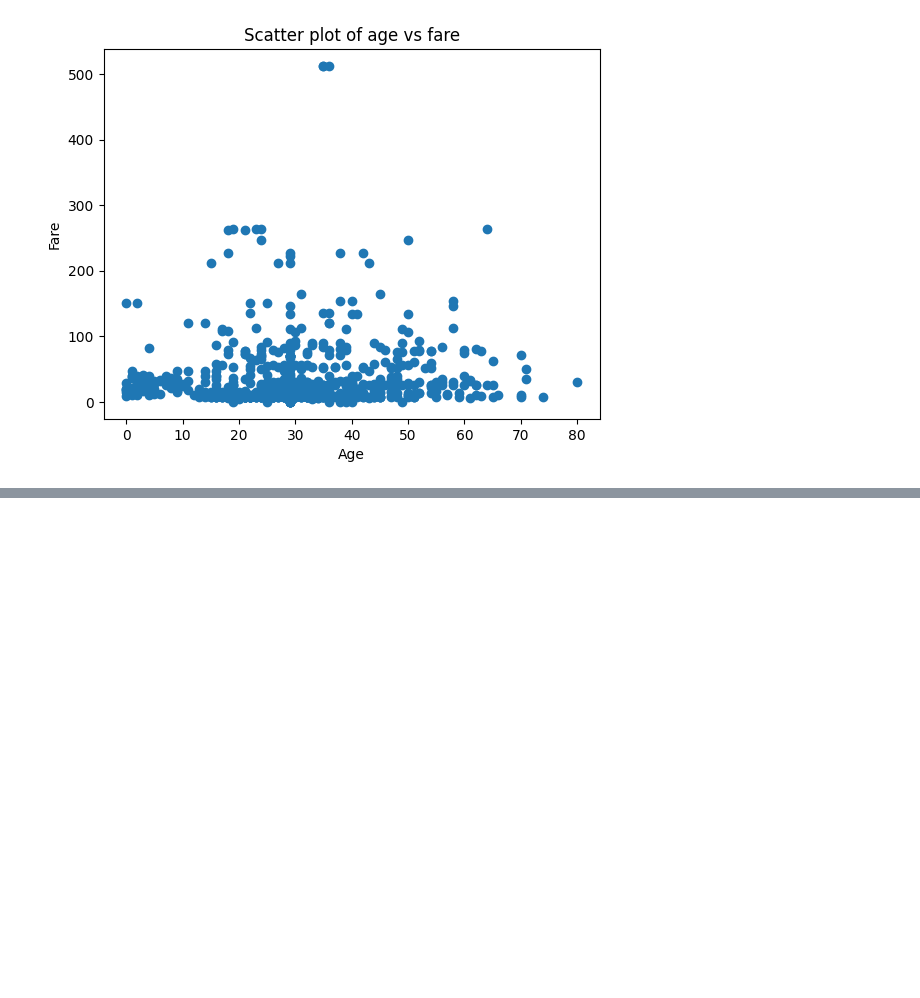
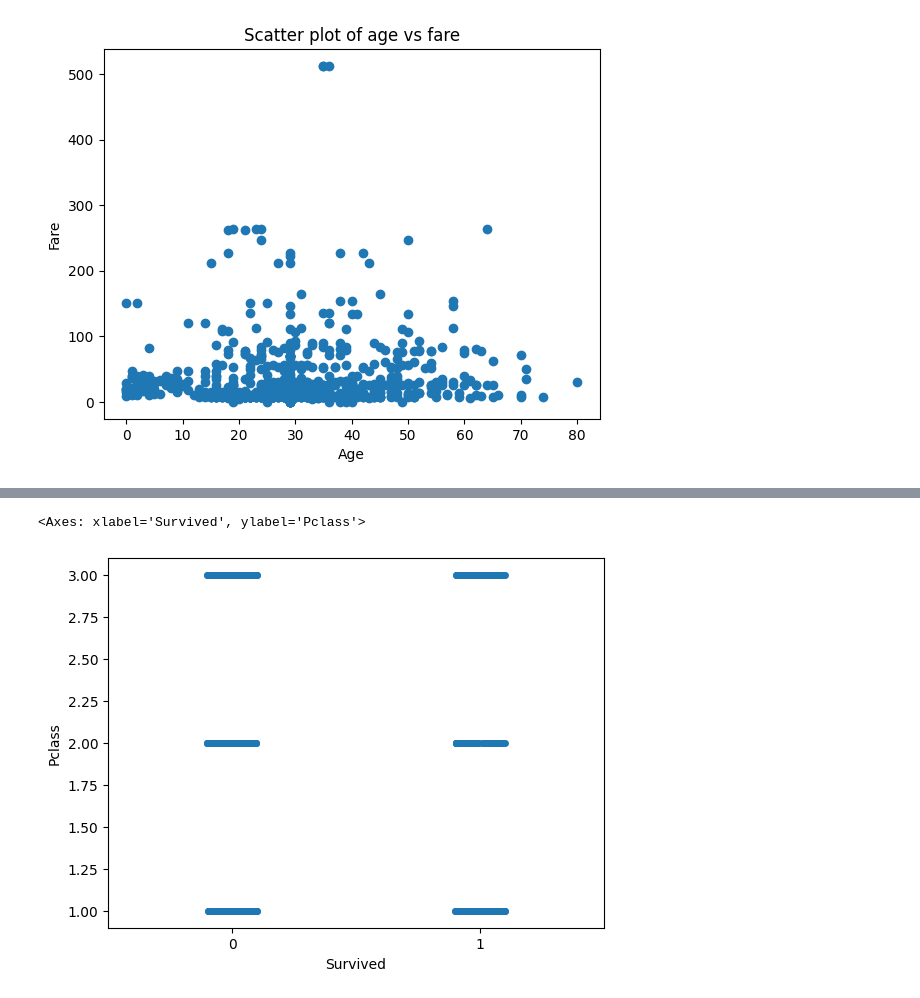
Before and after one commit to itsmeankeet/MachineLearning, a Jupyter notebook: day3/data_analysis/titanic-dataset.ipynb, the cells around one changed output, grey strips where cells are left out. Cells and saved outputs as stored; diff of their text form; code cells hidden in the pictures; blank space fills up the shorter version.

```diff
--- a/day3/data_analysis/titanic-dataset.ipynb
+++ b/day3/data_analysis/titanic-dataset.ipynb
@@ -804,0 +814,5 @@ Text(0, 0.5, 'Fare')
+# %%
+sns.stripplot(x = data1['Survived'], y = data1['Pclass'])
+# %% [output]
+<Axes: xlabel='Survived', ylabel='Pclass'>
+[figure, added]
```
Also changed, not shown: parts of 5 cells of this notebook, 3 other files.
